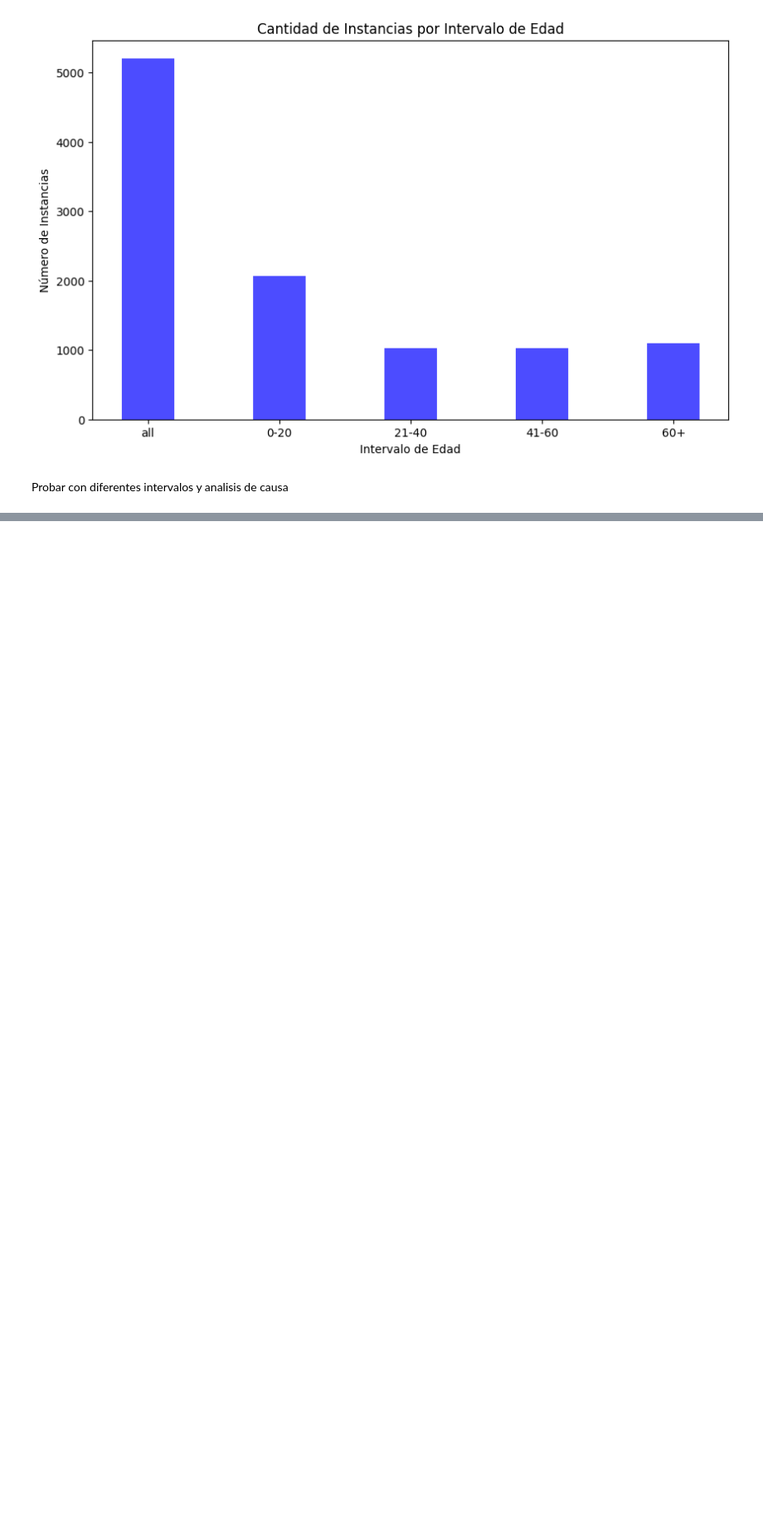
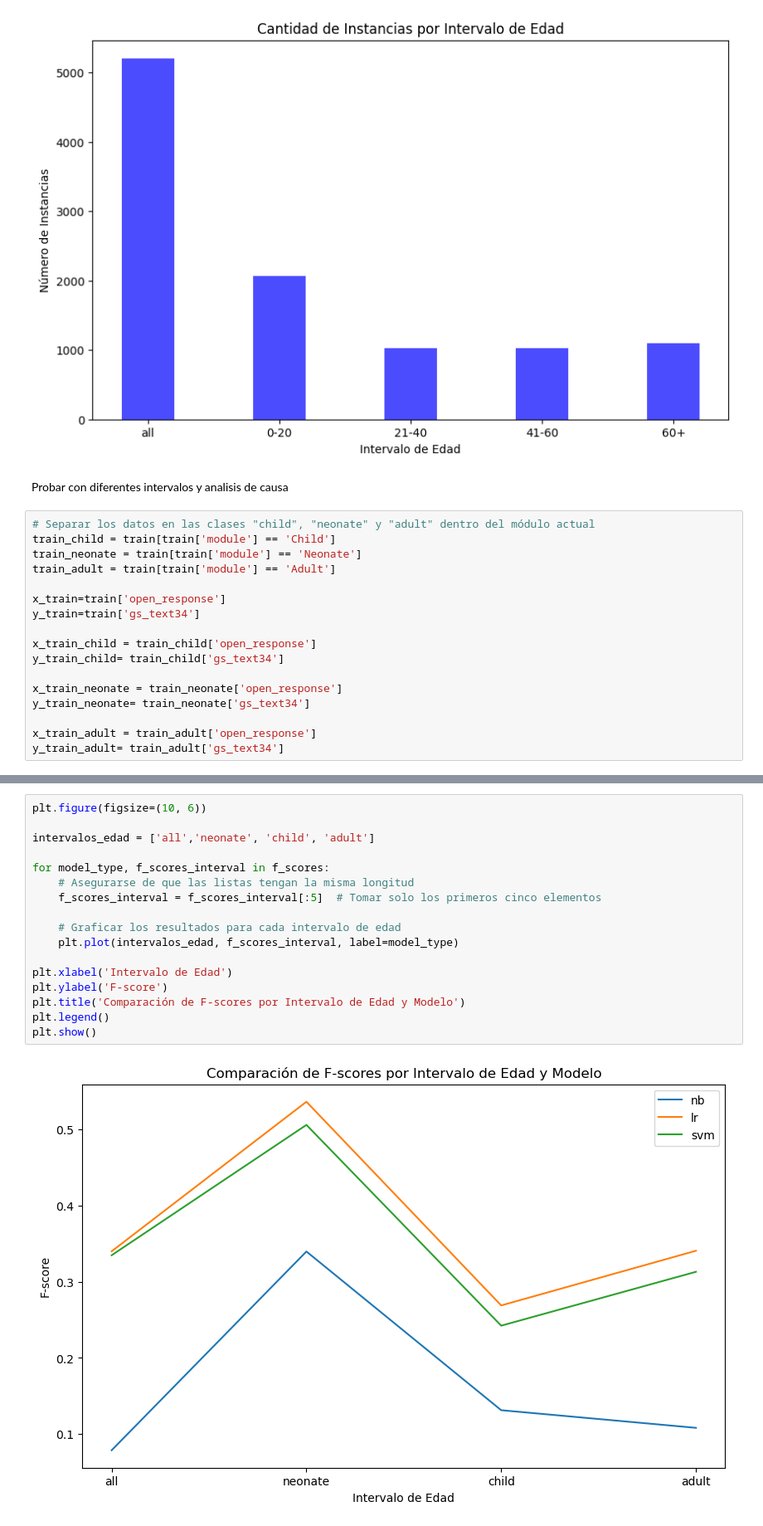
Before and after one commit to Strawberryai/Mineria_de_datos, a Jupyter notebook: proyecto/segmentacion_edades.ipynb, the cells around one changed output, grey strips where cells are left out. Shown at 83% size. Saved outputs shown, nothing was run; the diff lists cells and outputs as text; blank space fills up the shorter version.

```diff
--- a/proyecto/segmentacion_edades.ipynb
+++ b/proyecto/segmentacion_edades.ipynb
@@ -219,3 +241,20 @@ plt.show()
 [figure]
 # %% [markdown]
 Probar con diferentes intervalos y analisis de causa
+# %%
+# Separar los datos en las clases "child", "neonate" y "adult" dentro del módulo actual
+train_child = train[train['module'] == 'Child']
+train_neonate = train[train['module'] == 'Neonate']
+train_adult = train[train['module'] == 'Adult']
+
+x_train=train['open_response']
+y_train=train['gs_text34']
+
+x_train_child = train_child['open_response']
+y_train_child= train_child['gs_text34']
+
+x_train_neonate = train_neonate['open_response']
+y_train_neonate= train_neonate['gs_text34']
+
+x_train_adult = train_adult['open_response']
+y_train_adult= train_adult['gs_text34']
@@ -221,0 +308,19 @@ Probar con diferentes intervalos y analisis de causa
+# %%
+plt.figure(figsize=(10, 6))
+
+intervalos_edad = ['all','neonate', 'child', 'adult']
+
+for model_type, f_scores_interval in f_scores:
+    # Asegurarse de que las listas tengan la misma longitud
+    f_scores_interval = f_scores_interval[:5]  # Tomar solo los primeros cinco elementos
+
+    # Graficar los resultados para cada intervalo de edad
+    plt.plot(intervalos_edad, f_scores_interval, label=model_type)
+
+plt.xlabel('Intervalo de Edad')
+plt.ylabel('F-score')
+plt.title('Comparación de F-scores por Intervalo de Edad y Modelo')
+plt.legend()
+plt.show()
+# %% [output]
+[figure, added]
```
Also changed, not shown: parts of 8 cells of this notebook.
